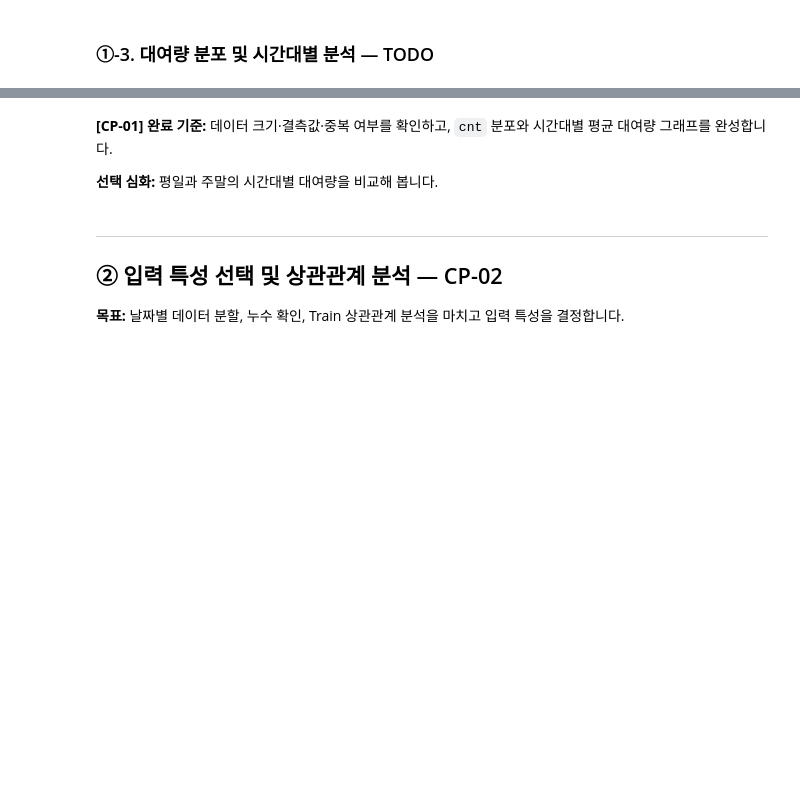
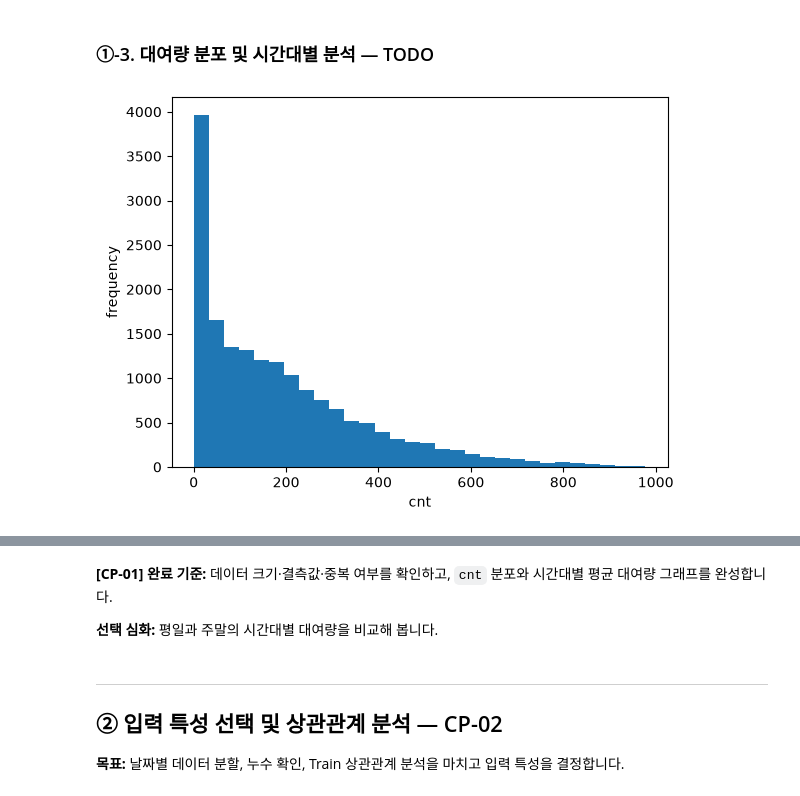
Before and after one commit to Gotti0/ai-mini-projects, a Jupyter notebook: mini-project-01/code/01_regression_bike_demand.ipynb, the cells around one changed output, grey strips where cells are left out. Cells and saved outputs as stored; diff of their text form; code cells hidden in the pictures; blank space fills up the shorter version.

```diff
--- a/mini-project-01/code/01_regression_bike_demand.ipynb
+++ b/mini-project-01/code/01_regression_bike_demand.ipynb
@@ -45,7 +104,12 @@ print("데이터 로딩 완료")
 # %%
 # TODO 1-4. cnt의 분포를 히스토그램으로 시각화합니다.
 # 힌트: plt.hist(), plt.xlabel(), plt.ylabel(), plt.show()
-...
+plt.hist(df["cnt"], bins=30)
+plt.xlabel("cnt")
+plt.ylabel("frequency")
+plt.show()
+# %% [output]
+[figure, added]
 # %%
 # TODO 1-5. 시간대(hr)별 평균 대여량을 계산합니다.
 # 힌트: groupby("hr")["cnt"].mean()
```
Also changed, not shown: parts of 14 cells of this notebook.
